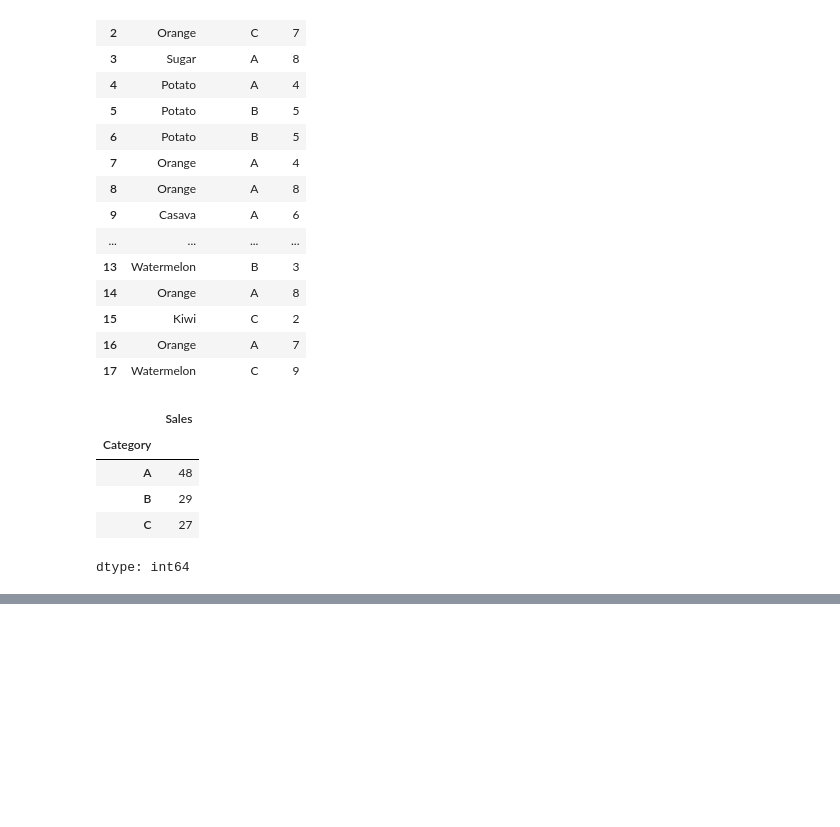
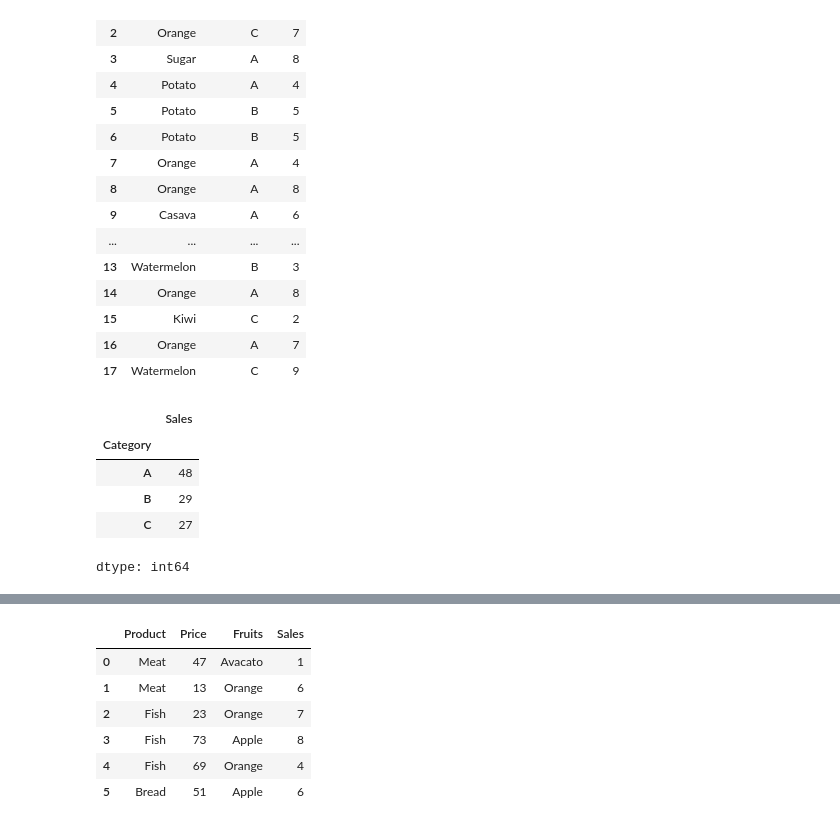
Before and after one commit to Jaimepelembe/Data_analyst_bootcamp_from_basics_to_advanced, a Jupyter notebook: S4_Data_Analysis/assignments/pandasasssignmentsSolution.ipynb, the cells around one changed output, grey strips where cells are left out. Cells and saved outputs as stored; diff of their text form; code cells hidden in the pictures; blank space fills up the shorter version.

```diff
--- a/S4_Data_Analysis/assignments/pandasasssignmentsSolution.ipynb
+++ b/S4_Data_Analysis/assignments/pandasasssignmentsSolution.ipynb
@@ -271,0 +361,13 @@ dtype: int64
+# %%
+ #Concatenate the DataFrames along the rows and along the columns.
+#Row-wise
+concatenatedRows=pd.concat([dataFrame1,dataFrame2],axis=1)
+concatenatedRows
+# %% [output]
+|  | Product | Price | Fruits | Sales |
+| 0 | Meat | 47 | Avacato | 1 |
+| 1 | Meat | 13 | Orange | 6 |
+| 2 | Fish | 23 | Orange | 7 |
+| 3 | Fish | 73 | Apple | 8 |
+| 4 | Fish | 69 | Orange | 4 |
+| 5 | Bread | 51 | Apple | 6 |
```
Also changed, not shown: parts of 9 cells of this notebook.
